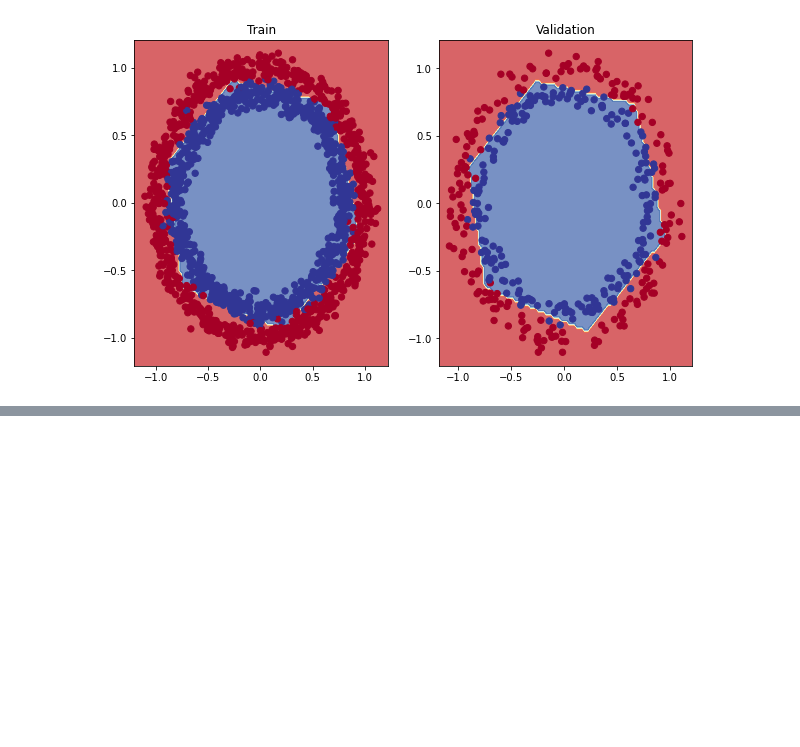
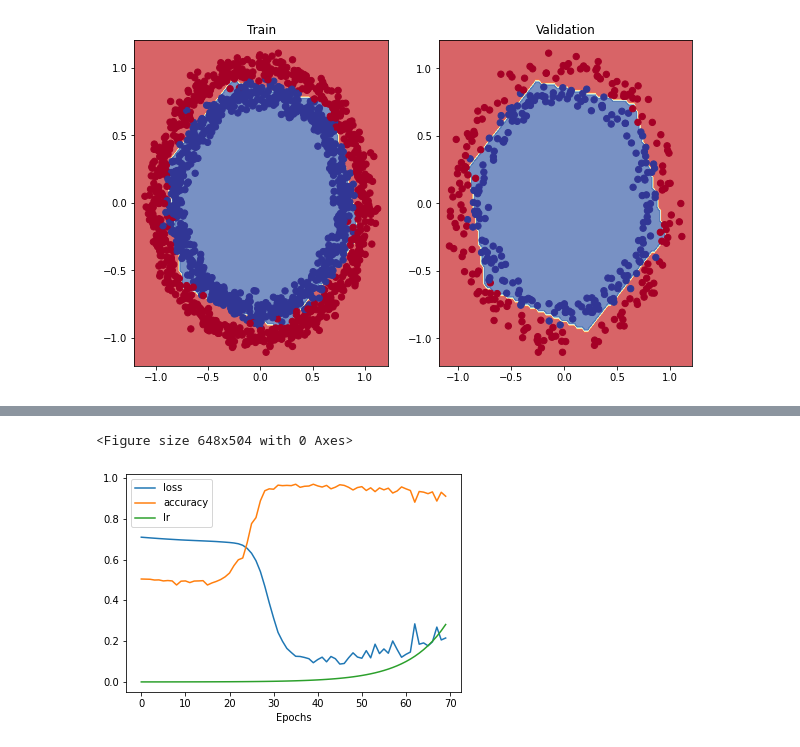
Before and after one commit to chineidu/NLP-Tutorial, a Jupyter notebook: notebook/03_tensorflow/03_classification_with_tf.ipynb, the cells around one changed output, grey strips where cells are left out. Saved outputs shown, nothing was run; the diff lists cells and outputs as text; code cells hidden in the pictures; blank space fills up the shorter version.

```diff
--- a/notebook/03_tensorflow/03_classification_with_tf.ipynb
+++ b/notebook/03_tensorflow/03_classification_with_tf.ipynb
@@ -489,0 +501,24 @@ doing binary classifcation...
+# %%
+from keras.api._v2.keras import callbacks
+# Build
+tf.random.set_seed(SEED)
+
+model_5 = tf.keras.Sequential([
+    tf.keras.layers.Dense(units=10, activation="relu", input_shape=[X_train.shape[-1]]),
+    tf.keras.layers.Dense(units=10, activation="relu"),
+    tf.keras.layers.Dense(units=1, activation="sigmoid")
+])
+
+# Compile
+model_5.compile(loss=tf.keras.losses.BinaryCrossentropy(),
+                optimizer=tf.keras.optimizers.Adam(),
+                metrics=["accuracy"])
+
+# Use a learning rate callback
+lr_scheduler = (
+    tf.keras.callbacks
+    .LearningRateScheduler(lambda epoch: 1e-4 * 10 ** (epoch/20))
+    )
+
+# Fit
+history_5 = model_5.fit(X_train, y_train, epochs=70, callbacks=[lr_scheduler])
@@ -489,0 +543,8 @@ doing binary classifcation...
+# %%
+plt.figure(figsize=(9, 7))
+pd.DataFrame(history_5.history).plot()
+plt.xlabel("Epochs")
+plt.show()
+# %% [output]
+<Figure size 648x504 with 0 Axes>
+[figure, added]
```
Also changed, not shown: parts of 11 cells of this notebook.
